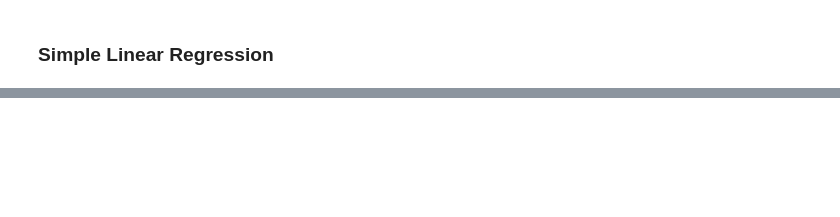
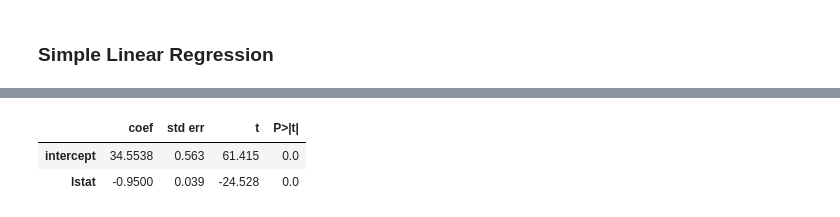
Before and after one commit to Sann-Htet/An-Introduction-to-Statistical-Learning-with-Python, a Jupyter notebook: Chapter-03/simple-linear-regression.ipynb, the cells around one changed output, grey strips where cells are left out. Drawn from its saved outputs; the diff is of its cells as text; code cells hidden in the pictures; blank space fills up the shorter version.

```diff
--- a/Chapter-03/simple-linear-regression.ipynb
+++ b/Chapter-03/simple-linear-regression.ipynb
@@ -56,0 +106,6 @@ NameError: name 'A' is not defined
+# %%
+summarize(results)
+# %% [output]
+|  | coef | std err | t | P>|t| |
+| intercept | 34.5538 | 0.563 | 61.415 | 0.0 |
+| lstat | -0.9500 | 0.039 | -24.528 | 0.0 |
```
Also changed, not shown: parts of 24 cells of this notebook.
